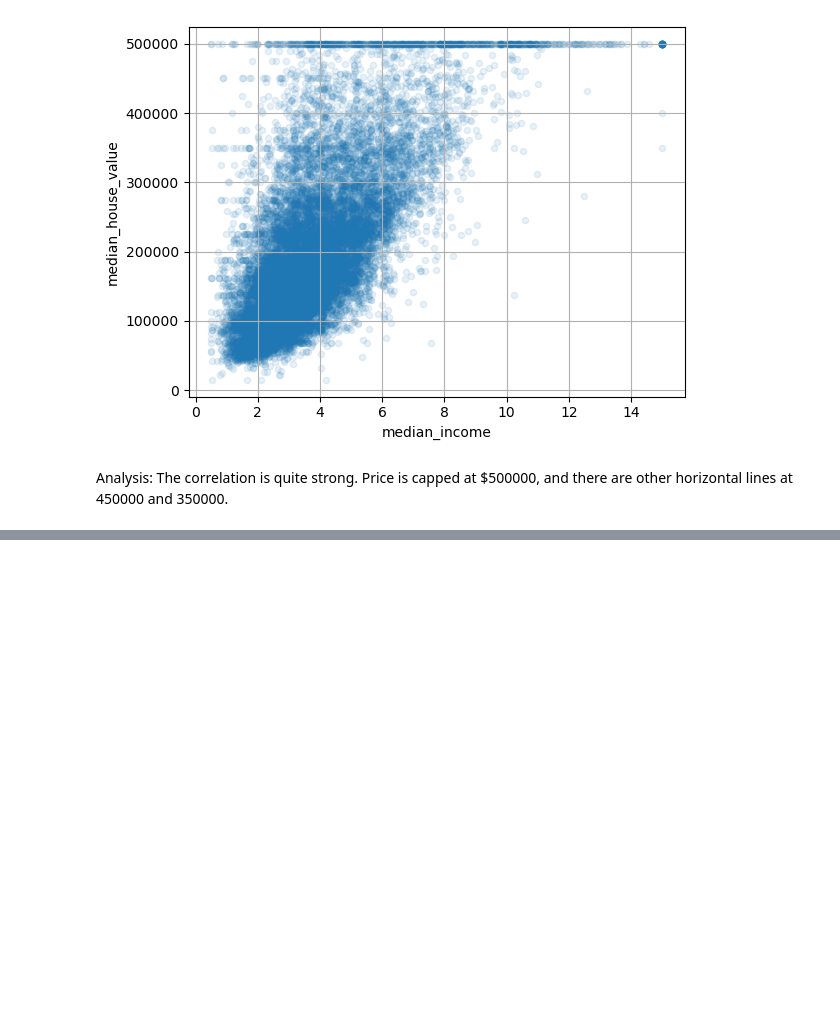
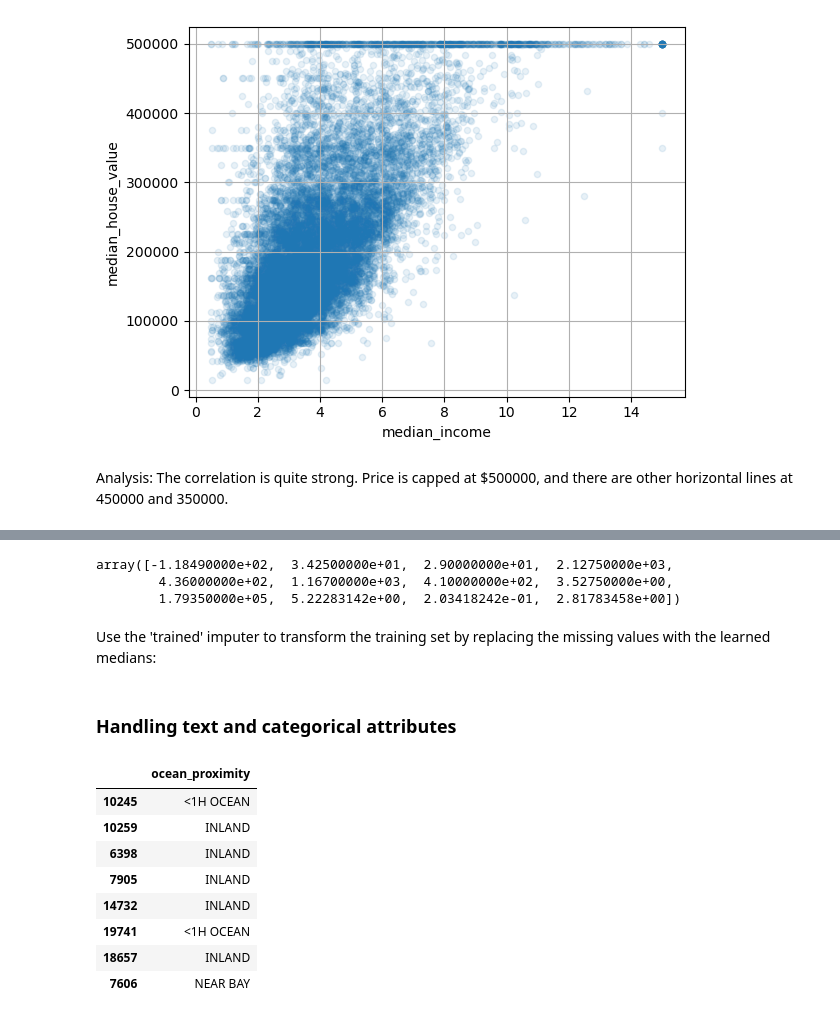
Before and after one commit to schr0841/coding_challenges, a Jupyter notebook: HOMLch2.ipynb, the cells around one changed output, grey strips where cells are left out. Saved outputs shown, nothing was run; the diff lists cells and outputs as text; code cells hidden in the pictures; blank space fills up the shorter version.

```diff
--- a/HOMLch2.ipynb
+++ b/HOMLch2.ipynb
@@ -173,0 +203,8 @@ housing['people_per_house'] = housing['population'] / housing['households']
+# %%
+housing_num.median().values
+# %% [output]
+array([-1.18490000e+02,  3.42500000e+01,  2.90000000e+01,  2.12750000e+03,
+        4.36000000e+02,  1.16700000e+03,  4.10000000e+02,  3.52750000e+00,
+        1.79350000e+05,  5.22283142e+00,  2.03418242e-01,  2.81783458e+00])
+# %% [markdown]
+Use the 'trained' imputer to transform the training set by replacing the missing values with the learned medians:
@@ -173,0 +215,15 @@ housing['people_per_house'] = housing['population'] / housing['households']
+# %% [markdown]
+### Handling text and categorical attributes
+# %%
+housing_cat = housing[['ocean_proximity']]
+housing_cat.head(8)
+# %% [output]
+|  | ocean_proximity |
+| 10245 | <1H OCEAN |
+| 10259 | INLAND |
+| 6398 | INLAND |
+| 7905 | INLAND |
+| 14732 | INLAND |
+| 19741 | <1H OCEAN |
+| 18657 | INLAND |
+| 7606 | NEAR BAY |
```
Also changed, not shown: parts of 12 cells of this notebook.
